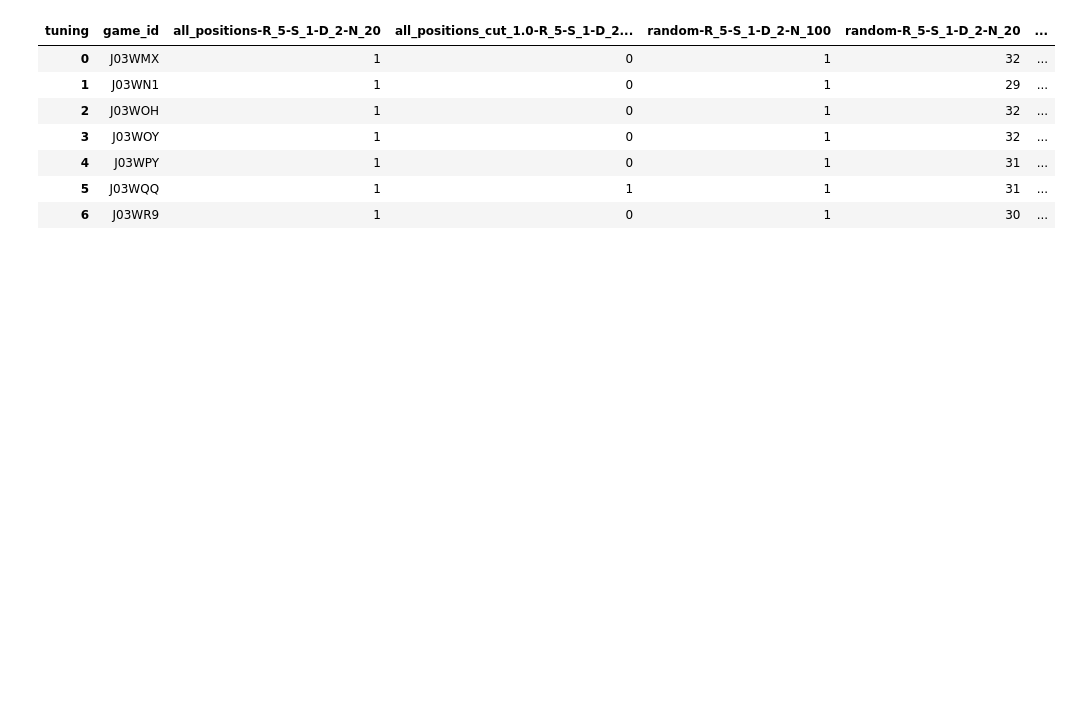
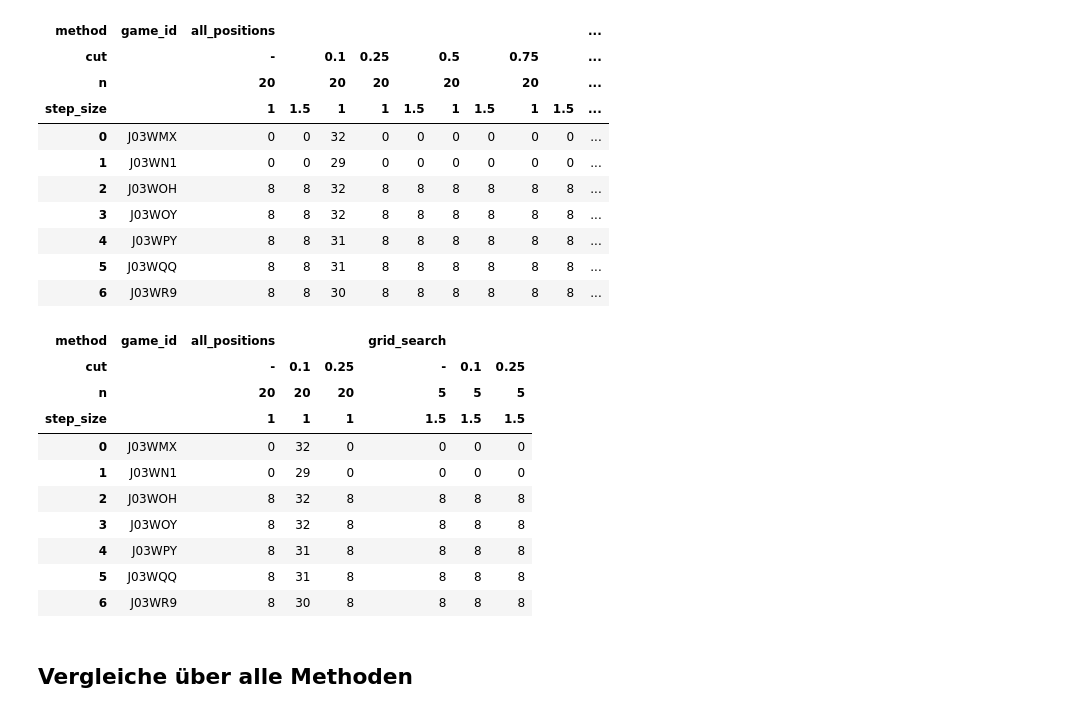
Before and after one commit to maxhartmann1/def-accessible-space, a Jupyter notebook: notebooks/analyse.ipynb, the cells around one changed output. Drawn from its saved outputs; the diff is of its cells as text; code cells hidden in the pictures; blank space fills up the shorter version.

```diff
--- a/notebooks/analyse.ipynb
+++ b/notebooks/analyse.ipynb
@@ -275,14 +254,66 @@ display(grouped_df)
+# %%
+# Wenn unterwegs keine Festplatte
+full_df = pd.read_csv("output/full_das.csv")
+grouped_df = pd.read_csv("output/grouped_das.csv")
 # %%
-# Übersicht vorhandene databallpy_event
-pivot = full_df.groupby(["game_id", "tuning"])["player"].nunique().unstack(fill_value=0).reset_index()
+# Übersicht Anzahl vorhandene Kombinationen pro Spiel => Step 125
+df_overview = full_df.copy()
+df_overview = df_overview[df_overview["step"] == "step125"]
+df_overview["cut"] = df_overview["method"].apply(lambda x: x.split("cut_")[-1] if "cut" in x else "-")
+df_overview["method"] = df_overview["method"].apply(lambda x: x.split("_cut")[0])
+df_overview["n"] = df_overview["parameters"].apply(lambda x: x.split("N_")[1].split("-")[0])
+df_overview["step_size"] = df_overview["parameters"].apply(lambda x: x.split("S_")[1].split("-")[0])
+# display(df_overview)
 
-pivot
+pivot = df_overview.groupby(["game_id", "method", "cut", "n", "step_size"])["player_id"].nunique().unstack(["method", "cut", "n", "step_size"], fill_value=0).reset_index()
+pivot_ids = (df_overview.groupby(["game_id","method","cut","n","step_size"])["player_id"]
+             .apply(lambda s: tuple(sorted(set(s))))
+             .unstack(["method","cut","n","step_size"]))
+
+pivot = (pivot
+    .set_index("game_id")
+    .sort_index(axis=1, level=[0,1,2], sort_remaining=False)
+    .reset_index()
+)
+
+pivot_focus = pivot[[
+    ('game_id', '', '', ''),
+    ('all_positions', '-', '20', '1'),
+    ('all_positions', '0.1', '20', '1'),
+    ('all_positions', '0.25', '20', '1'),
+    ('grid_search', '-', '5', '1.5'),
+    ('grid_search', '0.1', '5', '1.5'),
+    ('grid_search', '0.25', '5', '1.5')
+]]
+
+display(pivot.style.format(precision=0))
+
+display(pivot_focus.style.format(precision=0))
+
+ids = pivot_ids.loc["J03WR9", ("grid_search", "-", "5", "1.5")]
+# display(ids)
+# ids = pivot_ids.loc["J03WQQ", ("grid_search", "-", "5", "1.5")]
+# display(ids)
 # %% [output]
-| tuning | game_id | all_positions-R_5-S_1-D_2-N_20 | all_positions_cut_1.0-R_5-S_1-D_2... | random-R_5-S_1-D_2-N_100 | random-R_5-S_1-D_2-N_20 | ... |
-| 0 | J03WMX | 1 | 0 | 1 | 32 | ... |
-| 1 | J03WN1 | 1 | 0 | 1 | 29 | ... |
-| 2 | J03WOH | 1 | 0 | 1 | 32 | ... |
-| 3 | J03WOY | 1 | 0 | 1 | 32 | ... |
-| 4 | J03WPY | 1 | 0 | 1 | 31 | ... |
-| 5 | J03WQQ | 1 | 1 | 1 | 31 | ... |
-| 6 | J03WR9 | 1 | 0 | 1 | 30 | ... |
+| method | game_id | all_positions |  |  |  |  |  |  |  |  | ... |
+| cut |  | - |  | 0.1 | 0.25 |  | 0.5 |  | 0.75 |  | ... |
+| n |  | 20 |  | 20 | 20 |  | 20 |  | 20 |  | ... |
+| step_size |  | 1 | 1.5 | 1 | 1 | 1.5 | 1 | 1.5 | 1 | 1.5 | ... |
+| 0 | J03WMX | 0 | 0 | 32 | 0 | 0 | 0 | 0 | 0 | 0 | ... |
+| 1 | J03WN1 | 0 | 0 | 29 | 0 | 0 | 0 | 0 | 0 | 0 | ... |
+| 2 | J03WOH | 8 | 8 | 32 | 8 | 8 | 8 | 8 | 8 | 8 | ... |
+| 3 | J03WOY | 8 | 8 | 32 | 8 | 8 | 8 | 8 | 8 | 8 | ... |
+| 4 | J03WPY | 8 | 8 | 31 | 8 | 8 | 8 | 8 | 8 | 8 | ... |
+| 5 | J03WQQ | 8 | 8 | 31 | 8 | 8 | 8 | 8 | 8 | 8 | ... |
+| 6 | J03WR9 | 8 | 8 | 30 | 8 | 8 | 8 | 8 | 8 | 8 | ... |
+| method | game_id | all_positions |  |  | grid_search |  |  |
+| cut |  | - | 0.1 | 0.25 | - | 0.1 | 0.25 |
+| n |  | 20 | 20 | 20 | 5 | 5 | 5 |
+| step_size |  | 1 | 1 | 1 | 1.5 | 1.5 | 1.5 |
+| 0 | J03WMX | 0 | 32 | 0 | 0 | 0 | 0 |
+| 1 | J03WN1 | 0 | 29 | 0 | 0 | 0 | 0 |
+| 2 | J03WOH | 8 | 32 | 8 | 8 | 8 | 8 |
+| 3 | J03WOY | 8 | 32 | 8 | 8 | 8 | 8 |
+| 4 | J03WPY | 8 | 31 | 8 | 8 | 8 | 8 |
+| 5 | J03WQQ | 8 | 31 | 8 | 8 | 8 | 8 |
+| 6 | J03WR9 | 8 | 30 | 8 | 8 | 8 | 8 |
@@ -289 +338,3 @@ pivot
+# %% [markdown]
+## Vergleiche über alle Methoden
 # %%
```
Also changed, not shown: parts of 28 cells of this notebook, 15 other files.
